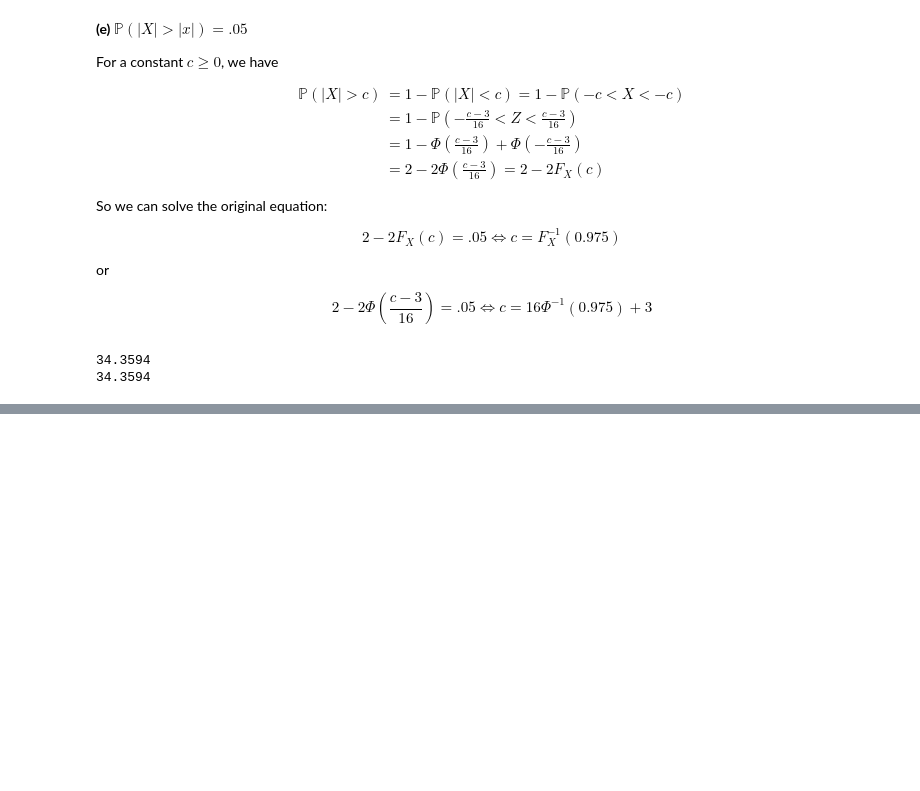
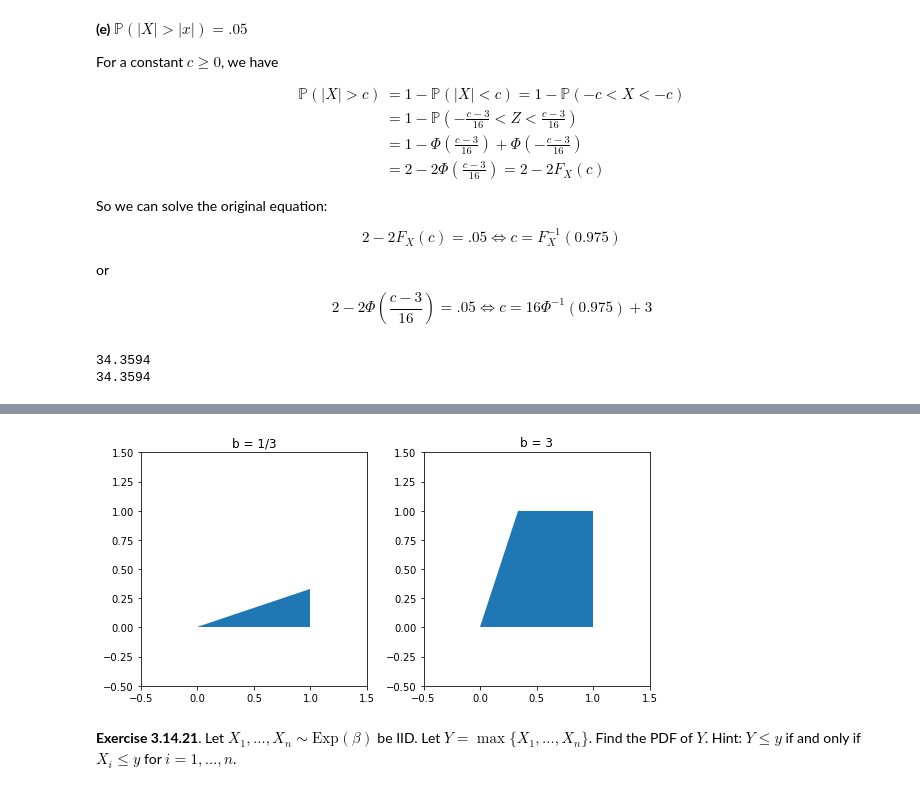
Before and after one commit to telmo-correa/all-of-statistics, a Jupyter notebook: Chapter 03 - Random Variables.ipynb, the cells around one changed output, grey strips where cells are left out. Saved outputs shown, nothing was run; the diff lists cells and outputs as text; code cells hidden in the pictures; blank space fills up the shorter version.

```diff
--- a/Chapter 03 - Random Variables.ipynb
+++ b/Chapter 03 - Random Variables.ipynb
@@ -1158,0 +1275,31 @@ $$ f_Y(y) = f_X(s(y)) \;\Bigg| \frac{ds(y)}{dy} \Bigg|$$
+# %%
+import numpy as np
+import matplotlib.pyplot as plt
+%matplotlib inline
+
+plt.figure(figsize=(8, 4))
+
+ax = plt.subplot(1, 2, 1)
+b = 1/3
+x = [0, 1, 1]
+y = [0, 0, b]
+ax.fill(x, y)
+ax.set_xlim(-0.5, 1.5)
+ax.set_ylim(-0.5, 1.5)
+ax.set_title('b = 1/3')
+
+ax = plt.subplot(1, 2, 2)
+b = 3
+x = [0, 1, 1, 0, 1/b]
+y = [0, 0, 1, 1, 1]
+ax.fill(x, y)
+ax.set_xlim(-0.5, 1.5)
+ax.set_ylim(-0.5, 1.5)
+ax.set_title('b = 3')
+
+plt.tight_layout()
+plt.show()
+# %% [output]
+[figure, added]
+# %% [markdown]
+**Exercise 3.14.21**.  Let $X_1, \dots, X_n \sim \text{Exp}(\beta)$ be IID.  Let $Y = \max \{ X_1, \dots, X_n \}$.  Find the PDF of $Y$.  Hint: $Y \leq y$ if and only if $X_i \leq y$ for $i = 1, \dots, n$.
```
Also changed, not shown: parts of 13 cells of this notebook.
